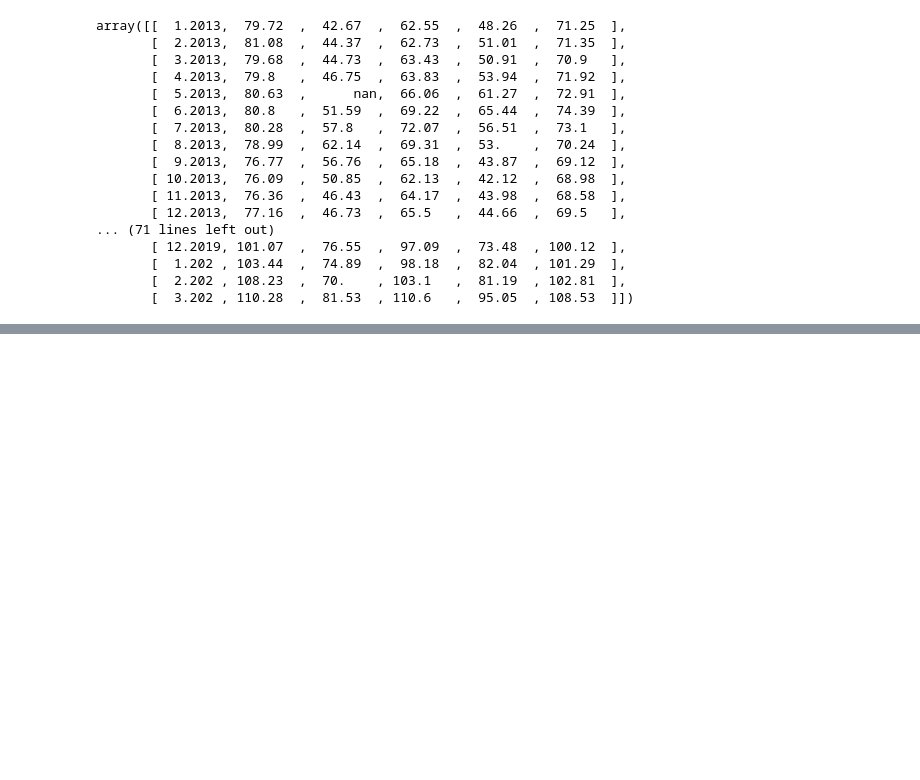
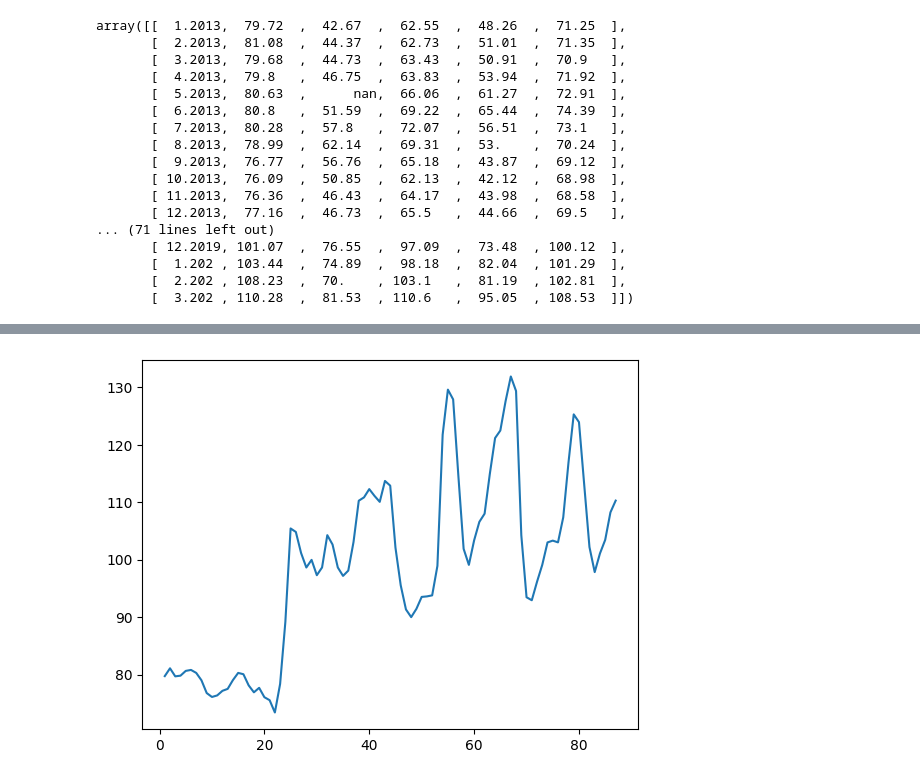
Before and after one commit to Harold-dev-code/numpy_alura, a Jupyter notebook: Numpy.ipynb, the cells around one changed output, grey strips where cells are left out. Saved outputs shown, nothing was run; the diff lists cells and outputs as text; code cells hidden in the pictures; blank space fills up the shorter version.

```diff
--- a/Numpy.ipynb
+++ b/Numpy.ipynb
@@ -141,0 +194,7 @@ datos_organizados=datos.T
+# %%
+#
+fechas=np.arange(1,88,1) # Reinicializa 'fechas' con un rango numérico para la graficación
+plt.plot(fechas,precios[:,0])
+plt.show()
+# %% [output]
+[figure, added]
```
Also changed, not shown: parts of 14 cells of this notebook.
